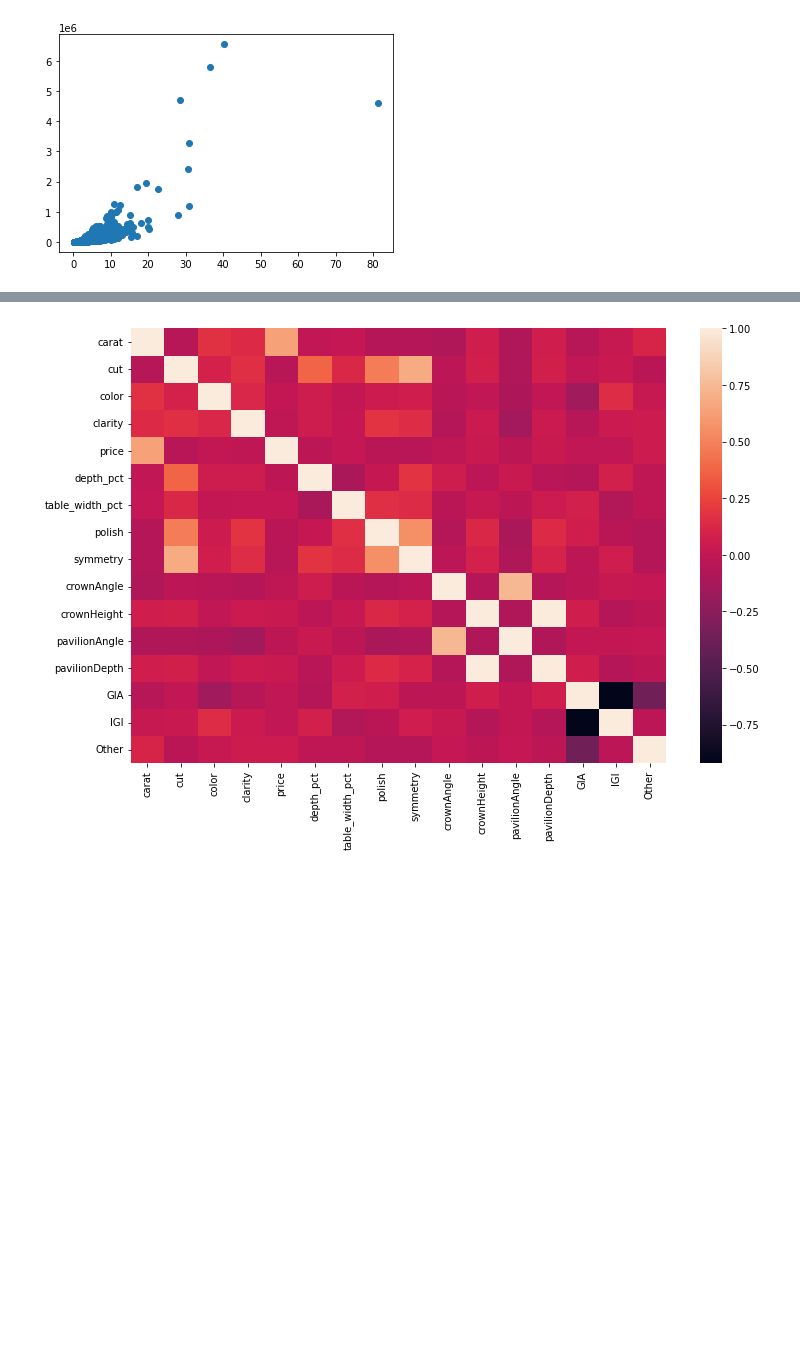
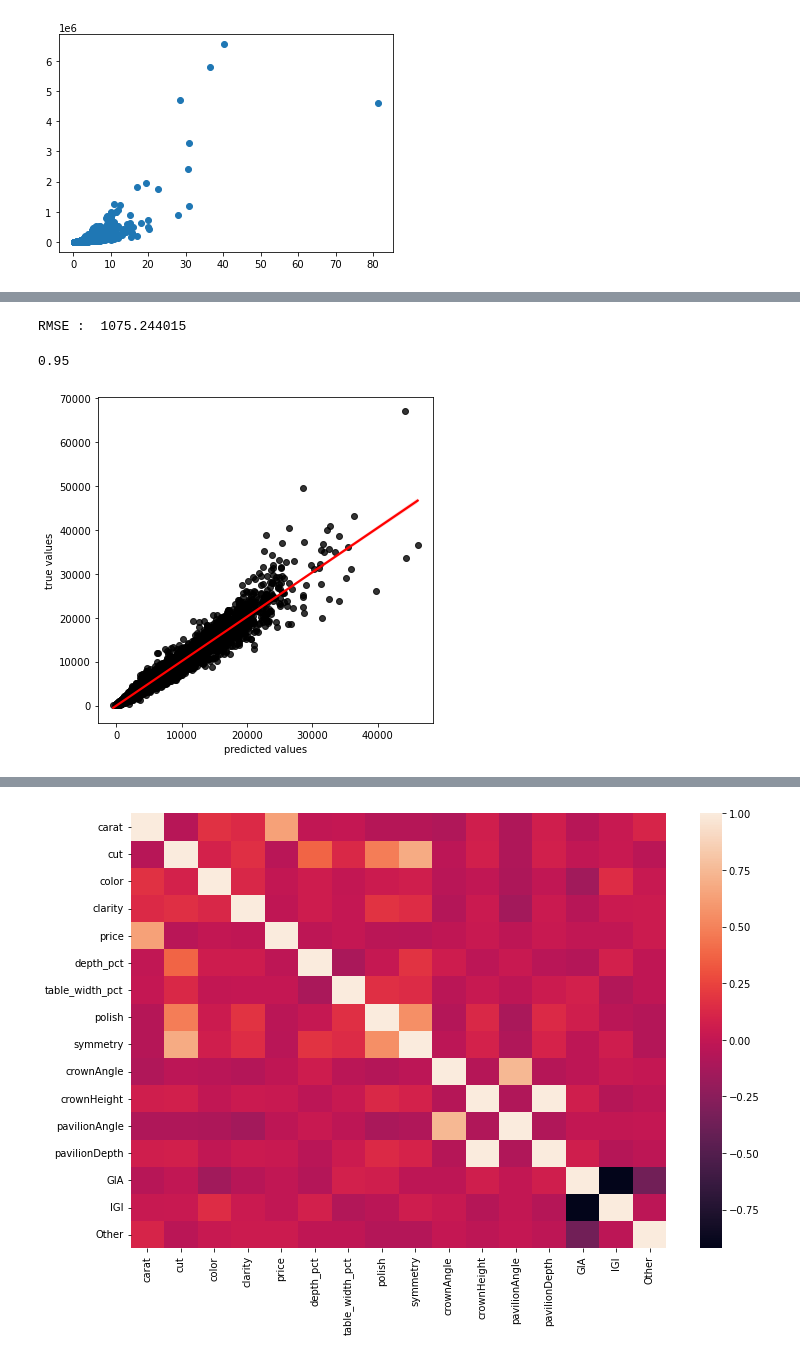
Before and after one commit to cryswong26/Diamonds, a Jupyter notebook: support/Diamond_Capstone - Fancy Shapes.ipynb, the cells around one changed output, grey strips where cells are left out. Saved outputs shown, nothing was run; the diff lists cells and outputs as text; code cells hidden in the pictures; blank space fills up the shorter version.

```diff
--- a/support/Diamond_Capstone - Fancy Shapes.ipynb
+++ b/support/Diamond_Capstone - Fancy Shapes.ipynb
@@ -645,0 +1043,3 @@ plt.scatter(df['carat'], df['price']);
+# %%
+#fit the model
+xgb_model.fit(X_train, y_train)
@@ -645,0 +1081,15 @@ plt.scatter(df['carat'], df['price']);
+# %%
+#try with the reg:squarederror instead?
+#new model with grid search parameters but using squarederror
+xgb_model = XGBRegressor(colsample_bytree= 0.7,
+                         learning_rate= 0.03,
+                         max_depth= 5,
+                         min_child_weight= 4,
+                         n_estimators= 500,
+                         nthread= 4,
+                         objective= 'reg:squarederror',
+                         silent= 1,
+                         subsample= 0.7)
+# %%
+#fit the model
+xgb_model.fit(X_train, y_train)
@@ -645,0 +1113,28 @@ plt.scatter(df['carat'], df['price']);
+# %%
+#predict
+y_preds = xgb_model.predict(X_test)
+# %%
+#evaluate with RMSE
+rmse = np.sqrt(mean_squared_error(y_test, y_preds))
+print("RMSE : % f" %(rmse))
+#same thing
+# %% [output]
+RMSE :  1075.244015
+# %%
+#check r2
+r2 = metrics.r2_score(y_test, y_preds)
+round(r2, 2)
+#same r2
+#also same
+# %% [output]
+0.95
+# %%
+#final plot
+plt.figure(figsize=(6,6))
+ax = sns.regplot(x = y_preds,
+                 y = y_test,
+                 scatter_kws={"color": "black"},
+                 line_kws={"color": "red"})
+ax.set(xlabel='predicted values', ylabel='true values');
+# %% [output]
+[figure, added]
```
Also changed, not shown: parts of 55 cells of this notebook.
